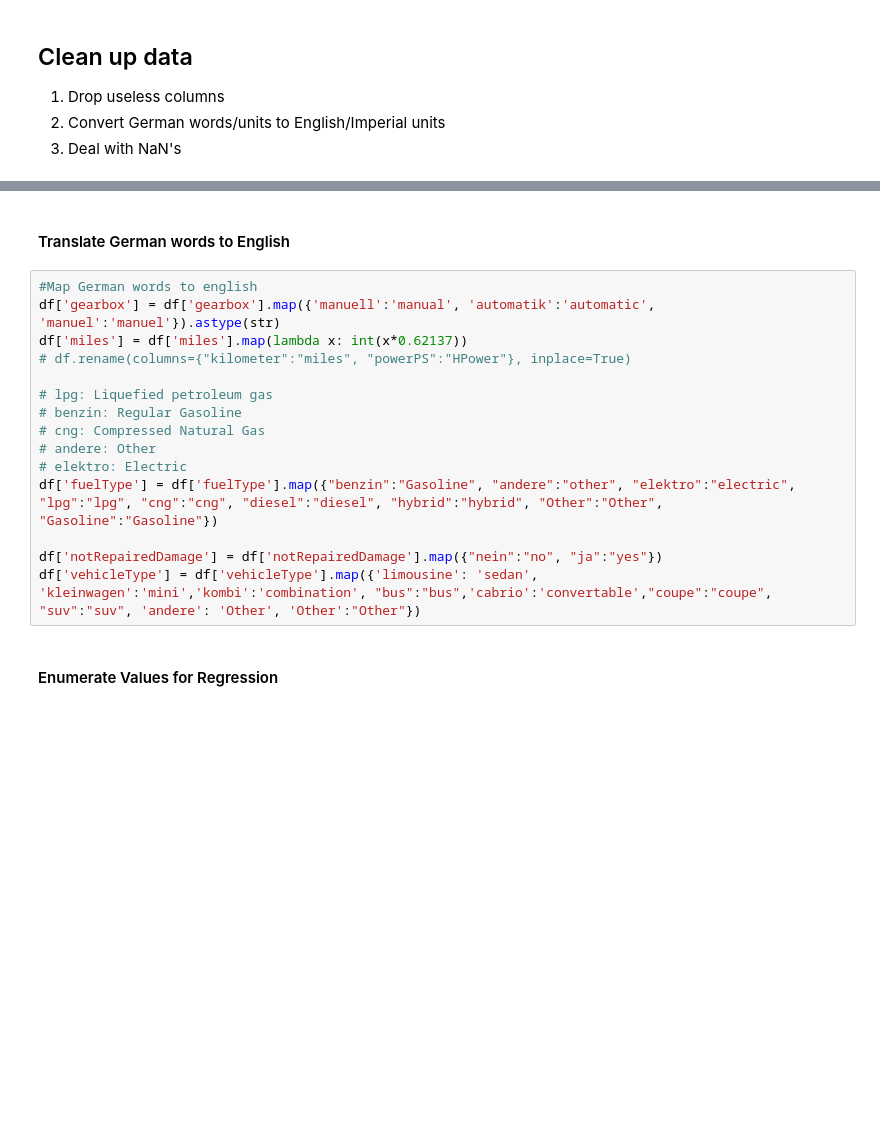
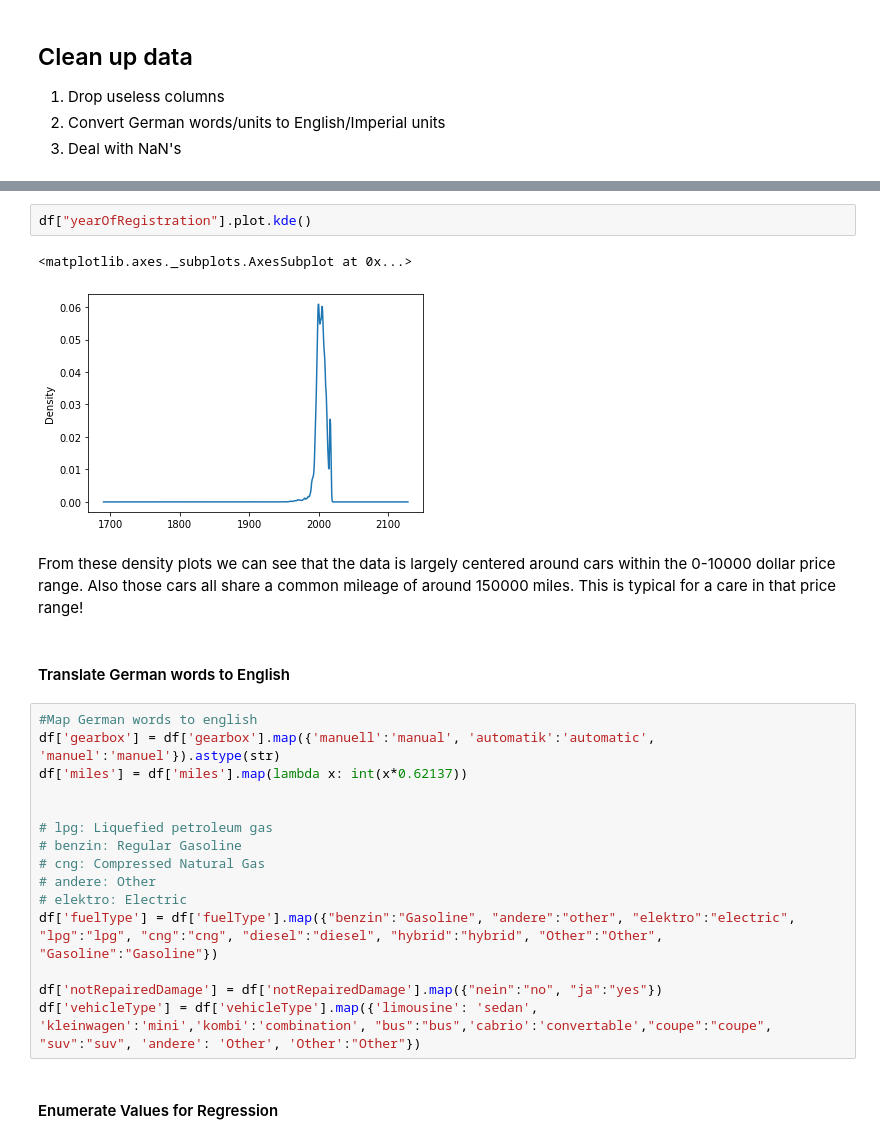
Before and after one commit to AJCab/Car_Appraisal_App, a Jupyter notebook: Final_Project_Training.ipynb, the cells around one changed output, grey strips where cells are left out. Cells and saved outputs as stored; diff of their text form; blank space fills up the shorter version.

```diff
--- a/Final_Project_Training.ipynb
+++ b/Final_Project_Training.ipynb
@@ -50,10 +110,17 @@ df.miles.fillna(df.price.mean(), inplace=True)
+# %%
+df["yearOfRegistration"].plot.kde()
+# %% [output]
+<matplotlib.axes._subplots.AxesSubplot at 0x...>
+[figure, added]
+# %% [markdown]
+From these density plots we can see that the data is largely centered around cars within the 0-10000 dollar price range. Also those cars all share a common mileage of around 150000 miles. This is typical for a care in that price range!
 # %% [markdown]
 #### Translate German words to English
 # %%
 #Map German words to english
 df['gearbox'] = df['gearbox'].map({'manuell':'manual', 'automatik':'automatic', 'manuel':'manuel'}).astype(str)
 df['miles'] = df['miles'].map(lambda x: int(x*0.62137))
-# df.rename(columns={"kilometer":"miles", "powerPS":"HPower"}, inplace=True)
+
 
 # lpg: Liquefied petroleum gas
 # benzin: Regular Gasoline
```
Also changed, not shown: parts of 28 cells of this notebook, 20 other files.
